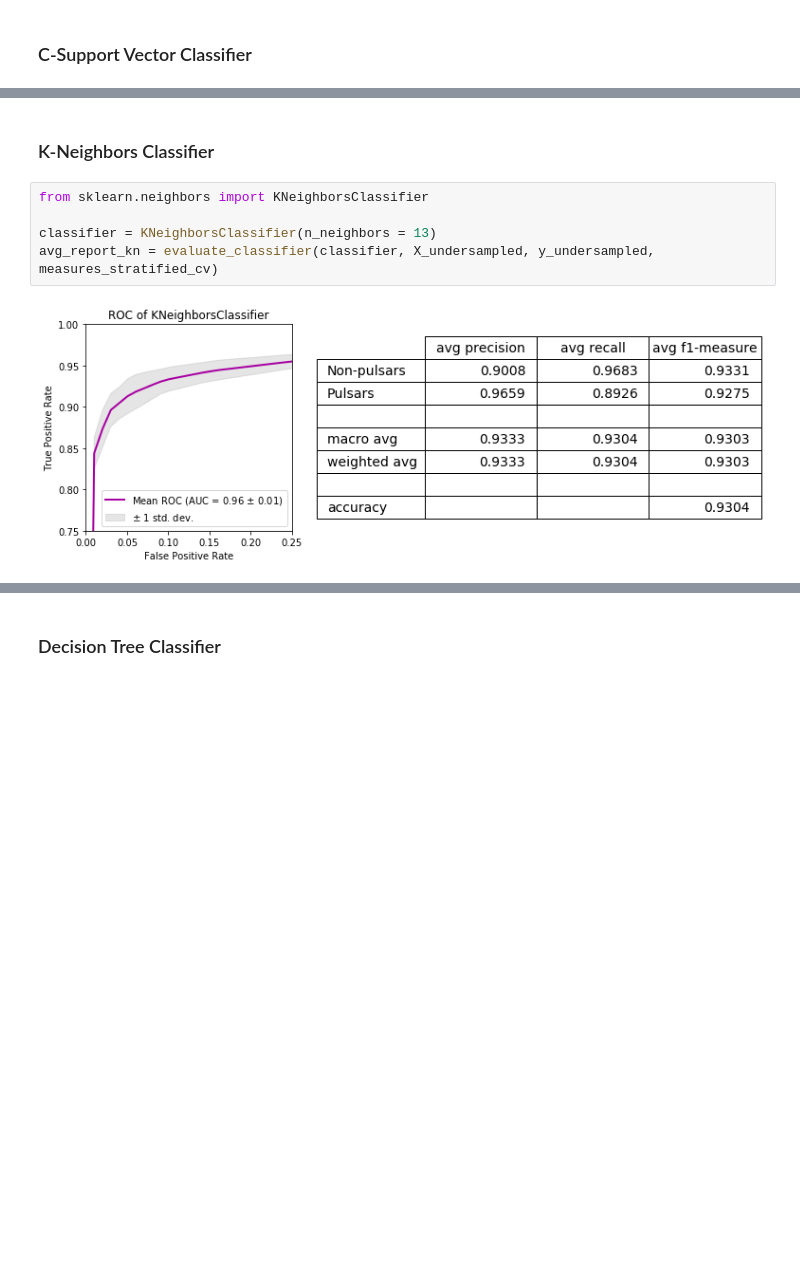
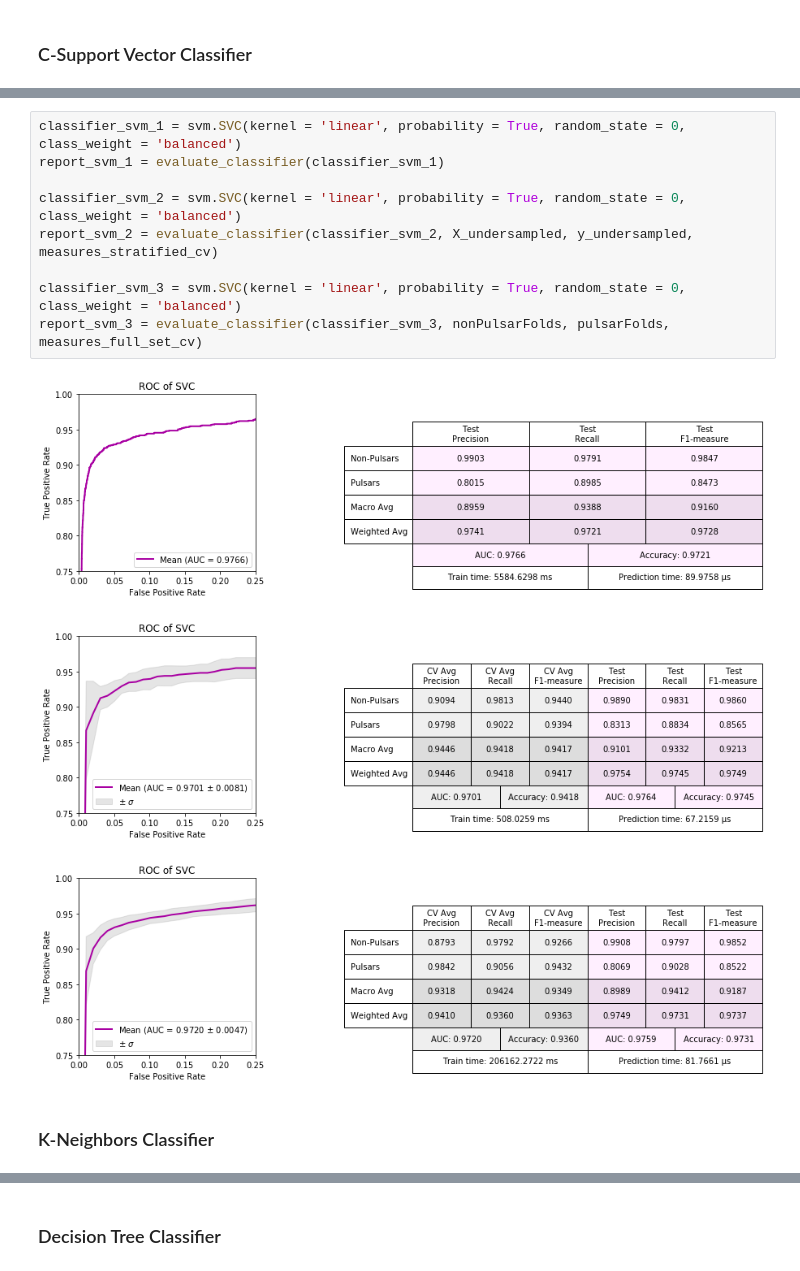
Before and after one commit to Zhuvikin/ai-university-tasks, a Jupyter notebook: pulsars/pulsars.ipynb, the cells around one changed output, grey strips where cells are left out. Drawn from its saved outputs; the diff is of its cells as text; blank space fills up the shorter version.

```diff
--- a/pulsars/pulsars.ipynb
+++ b/pulsars/pulsars.ipynb
@@ -282,9 +588,15 @@ avg_report_lr = evaluate_classifier(classifier, X_undersampled, y_undersampled,
+# %%
+classifier_svm_1 = svm.SVC(kernel = 'linear', probability = True, random_state = 0, class_weight = 'balanced')
+report_svm_1 = evaluate_classifier(classifier_svm_1)
+
+classifier_svm_2 = svm.SVC(kernel = 'linear', probability = True, random_state = 0, class_weight = 'balanced')
+report_svm_2 = evaluate_classifier(classifier_svm_2, X_undersampled, y_undersampled, measures_stratified_cv)
+
+classifier_svm_3 = svm.SVC(kernel = 'linear', probability = True, random_state = 0, class_weight = 'balanced')
+report_svm_3 = evaluate_classifier(classifier_svm_3, nonPulsarFolds, pulsarFolds, measures_full_set_cv)
+# %% [output]
+[figure, added]
+[figure, added]
+[figure, added]
 # %% [markdown]
 ### K-Neighbors Classifier
-# %%
-from sklearn.neighbors import KNeighborsClassifier
-
-classifier = KNeighborsClassifier(n_neighbors = 13)
-avg_report_kn = evaluate_classifier(classifier, X_undersampled, y_undersampled, measures_stratified_cv)
-# %% [output]
-[figure, removed]
```
Also changed, not shown: parts of 53 cells of this notebook, 2 other files.
